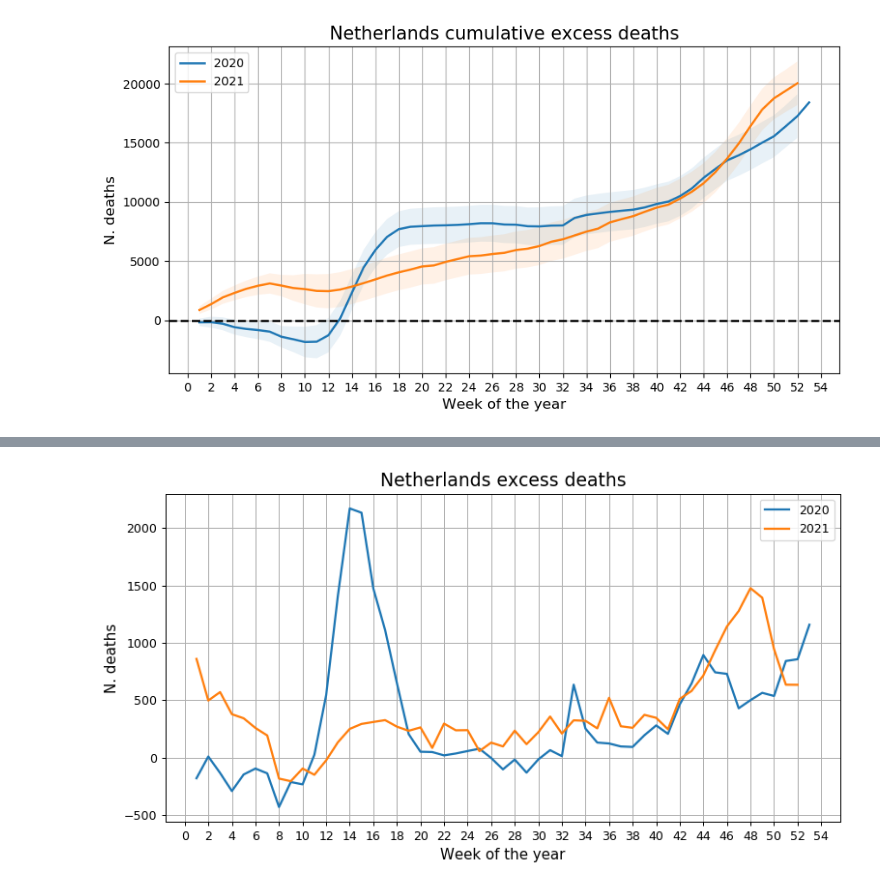
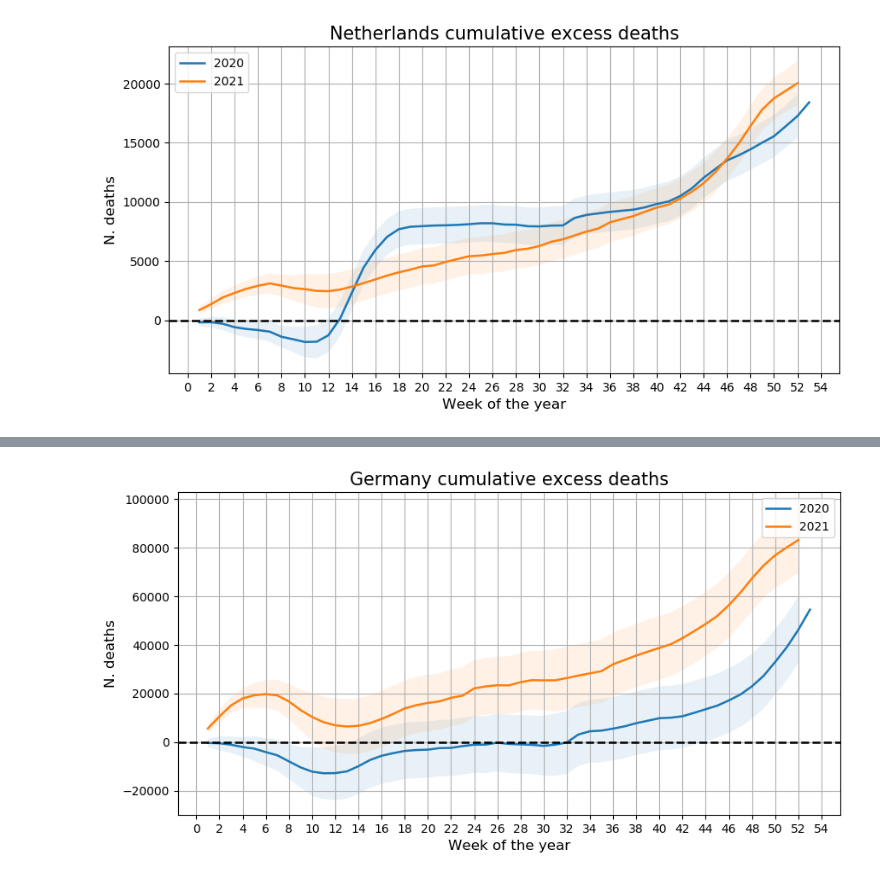
Before and after one commit to thomasmuntzer/covid19, a Jupyter notebook: International/Mortality.ipynb, the cells around one changed output, grey strips where cells are left out. Drawn from its saved outputs; the diff is of its cells as text; code cells hidden in the pictures.

```diff
--- a/International/Mortality.ipynb
+++ b/International/Mortality.ipynb
@@ -66,6 +86,13 @@ def plot_mortality(varname: str, country: str):
     plt.figure(figsize=(10,5),dpi=100)
     for year in [2020, 2021]:
         df_plt = df_mor[(df_mor.year==year) & (df_mor.country_name==country)]
+        if len(df_plt.index) == 0:
+            raise ValueError(f"Wrong country name: {country}")
+        x_max = 55
+        interval = 2
+        if df_plt.time_unit.unique() == "monthly":
+            x_max = 13
+            interval = 1
         plt.plot(df_plt.time, df_plt[varname], label=year, linewidth=1.8)
         if varname != "deaths":
             plt.fill_between(df_plt.time,
@@ -85,10 +112,13 @@ def plot_mortality(varname: str, country: str):
         plt.axhline(y=0, color='black', linestyle='dashed',linewidth=1.8)
     plt.grid()
     plt.legend()
-    plt.xlabel("Week of the year", fontsize=12)
+    label = "Week of the year"
+    if x_max < 50:
+        label = "Month of the year"
+    plt.xlabel(label, fontsize=12)
     plt.title(f"{country} {varname}".replace("_"," "), fontsize=15)
     plt.ylabel("N. deaths", fontsize=12)
-    plt.xticks(np.arange(0,55,2))
+    plt.xticks(np.arange(0, x_max ,interval))
     plt.savefig(f"{plots_folder}/{country}_{varname}.png", bbox_inches="tight")
 # %%
 plot_mortality(varname="deaths",
@@ -111,5 +138,5 @@ plot_mortality(varname="cumulative_excess_deaths",
 # %%
-plot_mortality(varname="excess_deaths",
-               country="Netherlands")
+plot_mortality(varname="cumulative_excess_deaths",
+               country="Germany")
 # %% [output]
-[figure, old version]
+[figure, new version]
```
Also changed, not shown: parts of 21 cells of this notebook, 2 other files.
